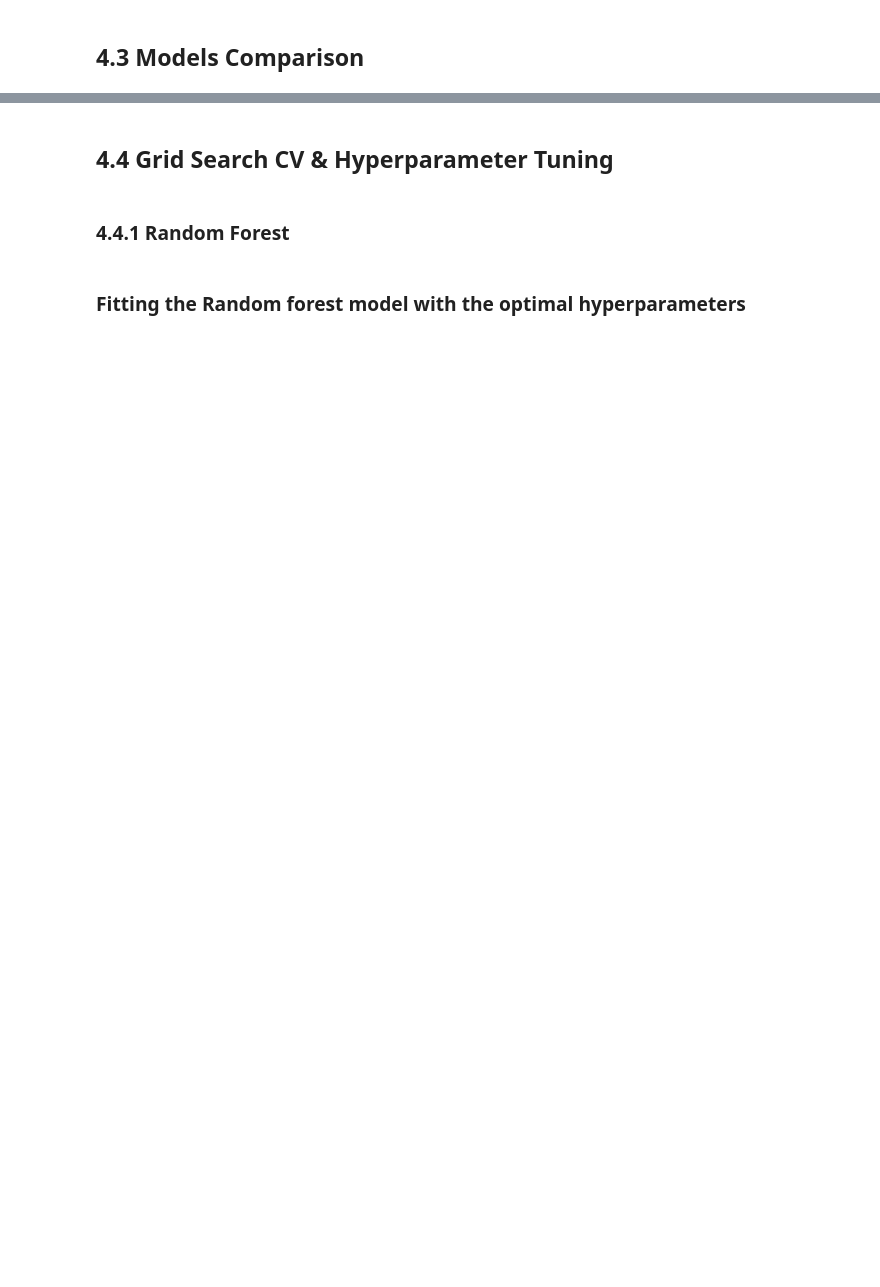
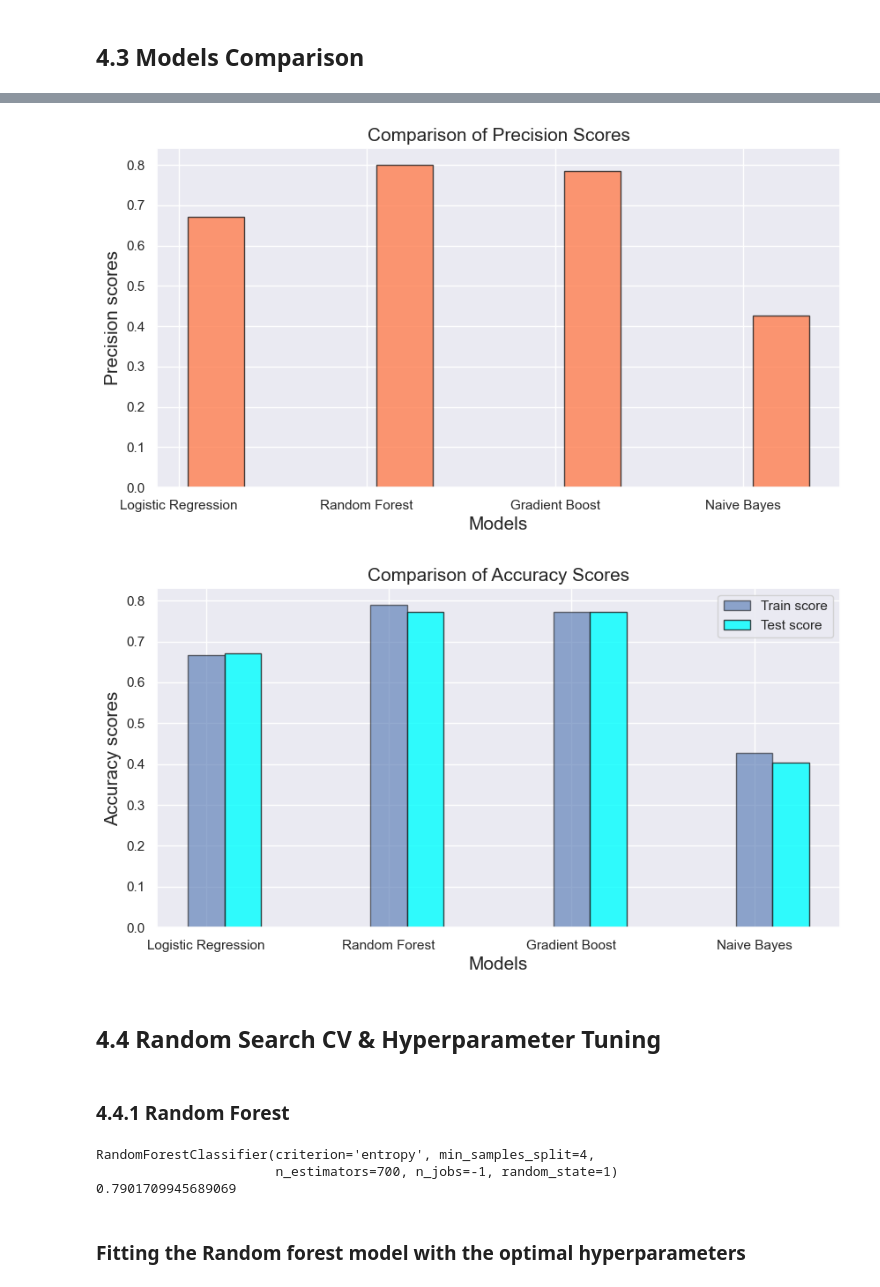
Before and after one commit to parisvu07/Springboard, a Jupyter notebook: Capstone_2_Twitter_Sentiment_Analysis/04_Modeling.ipynb, the cells around one changed output, grey strips where cells are left out. Saved outputs shown, nothing was run; the diff lists cells and outputs as text; code cells hidden in the pictures; blank space fills up the shorter version.

Commit message:
finished Modeling

```diff
--- a/Capstone_2_Twitter_Sentiment_Analysis/04_Modeling.ipynb
+++ b/Capstone_2_Twitter_Sentiment_Analysis/04_Modeling.ipynb
@@ -423,8 +442,8 @@ print ('Standard deviation in cv scores: ' +str(cv_scores_std_nb))
 ## 4.3 Models Comparison
 # %%
 myLabels = [ 'Logistic Regression','Random Forest','Gradient Boost','Naive Bayes']
-score_test= [cv_scores_lr_test,cv_scores_rf_test,cv_scores_nb_test]
-score_train= [cv_scores_lr_train,cv_scores_rf_train,cv_scores_nb_train]
+score_test= [cv_scores_lr_test,cv_scores_rf_test,cv_scores_gbc_test,cv_scores_nb_test]
+score_train= [cv_scores_lr_train,cv_scores_rf_train,cv_scores_gbc_test,cv_scores_nb_train]
 Precision_score = [precision_score_lr,precision_score_rf,precision_score_gb,precision_score_nb]
 
 score_tab_acc = pd.DataFrame(list(zip(myLabels, Precision_score)),
@@ -438,50 +468,57 @@ score_tab
 # %%
-#plotting the accuracy scores:
+#plotting the Precision scores:
 
-index=[1,2,3,4,5,6]
-index_acc=[1.2,2.2,3.2,4.2,5.2,6.2]
+index=[1,2,3,4]
+index_acc=[1.2,2.2,3.2,4.2]
 plt.figure(figsize=(10,5))
 plt.xlabel('Models',fontsize=15)
-plt.ylabel ('Model accuracy scores',fontsize=15)
-plt.title('Comparison of the algorithms',fontsize=15)
+plt.ylabel ('Precision scores',fontsize=15)
+plt.title('Comparison of Precision Scores',fontsize=15)
 #patterns = [ "/"]
 _=plt.bar(index_acc,Precision_score,color='coral',alpha=0.8,label='Precision score',edgecolor='k',width=0.3)
-plt.xticks([1, 2,3,4,5,6], myLabels)
+plt.xticks([1,2,3,4], myLabels)
 #plt.legend()
 plt.savefig("26.png")
 plt.show()
 
-#plotting and comparing ROC-AUC train/test scores:
+#plotting and comparing Accuracy train/test scores:
 
-index=[1,2,3,4,5,6]
-index_acc=[1.2,2.2,3.2,4.2,5.2,6.2]
+index=[1,2,3,4]
+index_acc=[1.2,2.2,3.2,4.2]
 plt.figure(figsize=(10,5))
 plt.xlabel('Models',fontsize=15)
 plt.ylabel ('Accuracy scores',fontsize=15)
-plt.title('Comparison of the algorithms',fontsize=15)
-_=plt.bar(index,score_train,color='b',alpha=0.6,label='Training score',edgecolor='k',width=0.2)
+plt.title('Comparison of Accuracy Scores',fontsize=15)
+_=plt.bar(index,score_train,color='b',alpha=0.6,label='Train score',edgecolor='k',width=0.2)
 _=plt.bar(index_acc,score_test,color='cyan',alpha=0.8,label='Test score',edgecolor='k',width=0.2)
-plt.xticks([1, 2,3,4,5,6], myLabels)
+plt.xticks([1,2,3,4], myLabels)
 plt.legend()
 plt.savefig("27.png")
 plt.show()
+# %% [output]
+[figure, added]
+[figure, added]
 # %% [markdown]
-## 4.4 Grid Search CV & Hyperparameter Tuning
+## 4.4 Random Search CV & Hyperparameter Tuning
 # %% [markdown]
 ### 4.4.1 Random Forest
 # %%
-from sklearn.model_selection import GridSearchCV
+from sklearn.model_selection import RandomizedSearchCV
 
 rf = RandomForestClassifier(max_features='auto',random_state=1, n_jobs=-1)
 
-param_grid = { "criterion" : ["gini", "entropy"], "min_samples_leaf" : [1, 5, 10], "min_samples_split" : [2, 4, 10,12,16], "n_estimators": [50, 100,400,700,1000]}
+rf_param = { "criterion" : ["gini", "entropy"], "min_samples_leaf" : [1, 5, 10], "min_samples_split" : [2, 4, 10,12,16], "n_estimators": [50, 100,400,700,1000]}
 
-gs = GridSearchCV(estimator=rf, param_grid=param_grid, scoring='precision', cv=3, n_jobs=-1)
+gs = RandomizedSearchCV(estimator=rf, param_distributions=rf_param, scoring='accuracy', cv=3, n_iter = 10, n_jobs=-1)
 
 gs = gs.fit(X_train, y_train)
 
 print(gs.best_estimator_)
 print(gs.best_score_)
+# %% [output]
+RandomForestClassifier(criterion='entropy', min_samples_split=4,
+                       n_estimators=700, n_jobs=-1, random_state=1)
+0.7901709945689069
 # %% [markdown]
 ### Fitting the Random forest model with the optimal hyperparameters
 # %%
```
Also changed, not shown: parts of 14 cells of this notebook, 2 other files.
